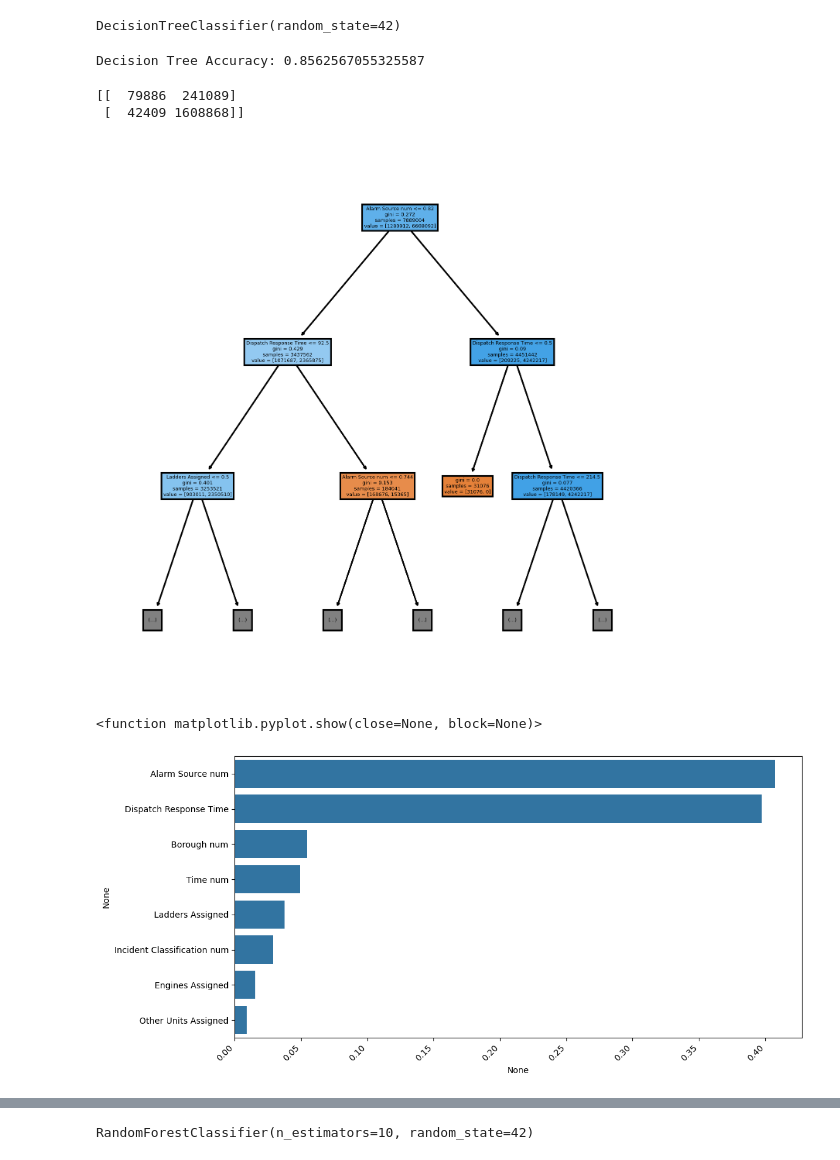
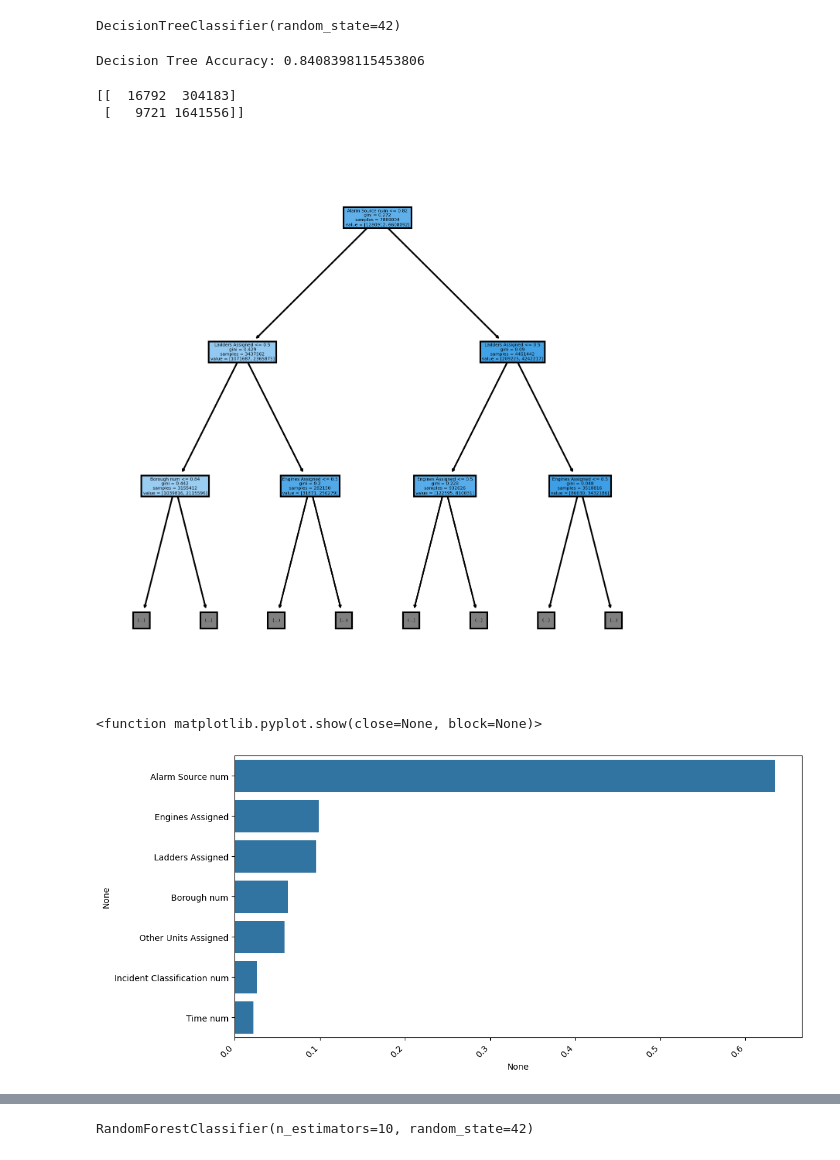
Before and after one commit to 415jason/NYC-Fire-Data, a Jupyter notebook: DTSC2302_ProjectCode.ipynb, the cells around one changed output, grey strips where cells are left out. Drawn from its saved outputs; the diff is of its cells as text; code cells hidden in the pictures.

```diff
--- a/DTSC2302_ProjectCode.ipynb
+++ b/DTSC2302_ProjectCode.ipynb
@@ -43,4 +43,4 @@ Index(['Unnamed: 0', 'Borough', 'Borough num', 'Time', 'Time num',
 #      'Incident Response Time', 'Incident Travel Time']] = data[['Dispatch Response Time',
 #       'Incident Response Time', 'Incident Travel Time']].astype(int)
 
-data['Dispatch Response Time'] = data['Dispatch Response Time'].str.replace(',', '').astype(int)
+# data['Dispatch Response Time'] = data['Dispatch Response Time'].str.replace(',', '').astype(int)
@@ -67,7 +47,7 @@ dtype: object
 # %%
 data_columns = data[['Borough num', 'Alarm Source num',
        'Incident Classification num', 'Engines Assigned',
-       'Ladders Assigned', 'Other Units Assigned', 'Time num', 'Dispatch Response Time']]
+       'Ladders Assigned', 'Other Units Assigned', 'Time num']]
 
 X = data_columns
 y = data['Valid Response Time']
@@ -87,14 +67,14 @@ y_pred = dt.predict(X_test)
 accuracy = accuracy_score(y_test, y_pred)
 print(f"Decision Tree Accuracy: {accuracy}" )
 # %% [output]
-Decision Tree Accuracy: 0.8562567055325587
+Decision Tree Accuracy: 0.8408398115453806
 # %%
 conf_matrix = confusion_matrix(y_test, y_pred)
 
 print(conf_matrix)
 # %% [output]
-[[  79886  241089]
- [  42409 1608868]]
+[[  16792  304183]
+ [   9721 1641556]]
 # %%
 # Plot out tree
 # Use feature-importance to test variables
@@ -102,16 +82,16 @@ fig, axes = plt.subplots(nrows = 1, ncols = 1, figsize = (6,6), dpi = 300)
 tree.plot_tree(dt, max_depth = 2, feature_names = X.columns, filled = True)
 plt.show()
 # %% [output]
-[figure, old version]
+[figure, new version]
 # %%
-fi = dt.feature_importances_
-fi = pd.Series(data = fi, index = X.columns)
-fi.sort_values(ascending = False, inplace = True)
+fi1 = dt.feature_importances_
+fi1 = pd.Series(data = fi1, index = X.columns)
+fi1.sort_values(ascending = False, inplace = True)
 # %%
 plt.figure(figsize = (12,6))
-chart = sns.barplot(x = fi, y = fi.index)
+chart = sns.barplot(x = fi1, y = fi1.index)
 chart.set_xticklabels(chart.get_xticklabels(), rotation = 45, horizontalalignment = "right")
 plt.show
 # %% [output]
 <function matplotlib.pyplot.show(close=None, block=None)>
-[figure, old version]
+[figure, new version]
```
Also changed, not shown: parts of 18 cells of this notebook.
